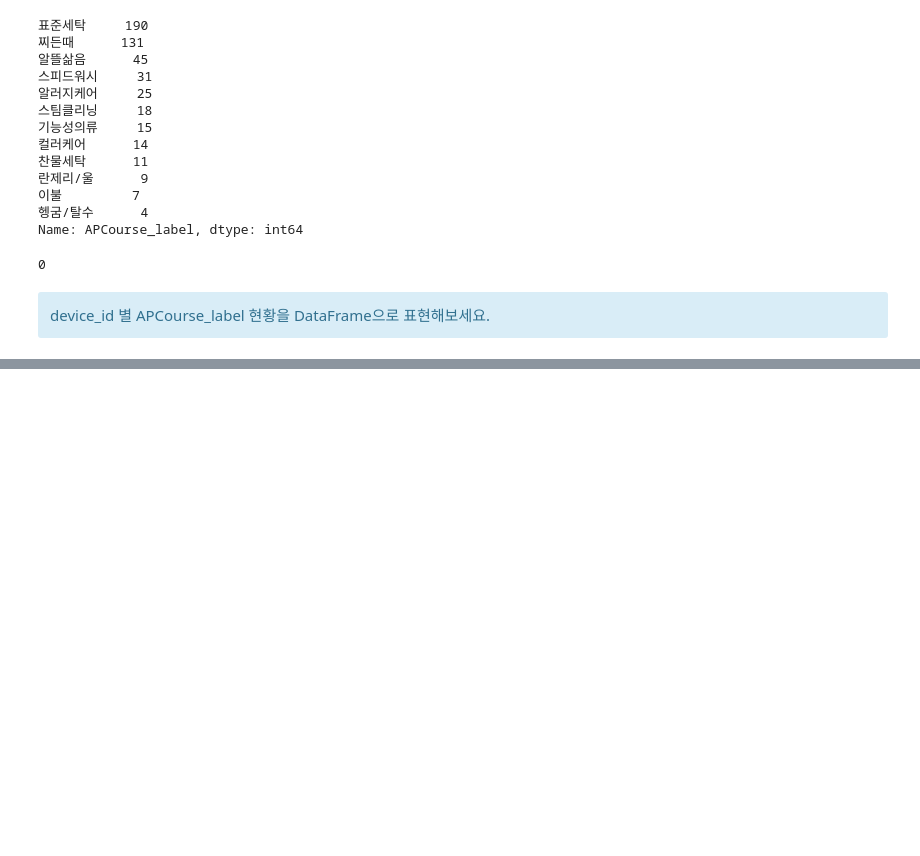
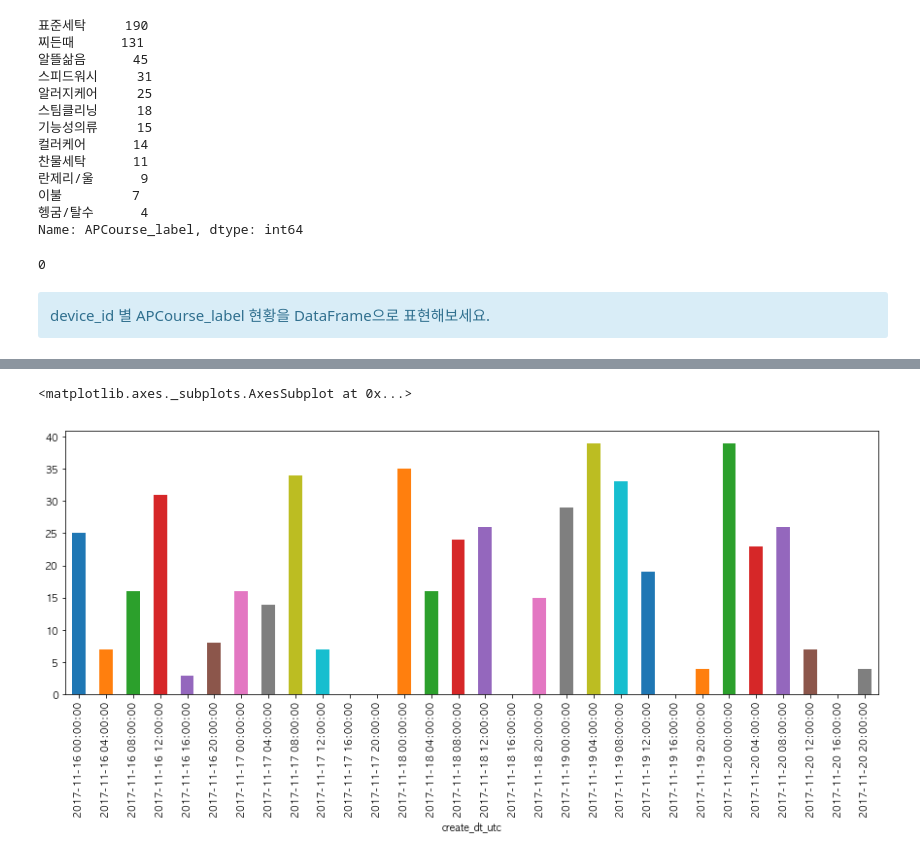
Before and after one commit to CodingSta/demo-lge-201811, a Jupyter notebook: 3일차.ipynb, the cells around one changed output, grey strips where cells are left out. Saved outputs shown, nothing was run; the diff lists cells and outputs as text; code cells hidden in the pictures; blank space fills up the shorter version.

```diff
--- a/3일차.ipynb
+++ b/3일차.ipynb
@@ -985,0 +1011,3 @@ device_id 별 APCourse_label 현황을 DataFrame으로 표현해보세요.
+# %%
+washer_df['create_dt_utc'] = pd.to_datetime(washer_df['create_dt_utc'])
+washer_df['create_dt_utc'].head()
@@ -985,0 +1021,3 @@ device_id 별 APCourse_label 현황을 DataFrame으로 표현해보세요.
+# %%
+grouper = pd.Grouper(key='create_dt_utc', freq='4h')
+grouper
@@ -985,0 +1046,5 @@ device_id 별 APCourse_label 현황을 DataFrame으로 표현해보세요.
+# %%
+washer_df.groupby(grouper)['create_dt_utc'].size().plot(kind='bar', figsize=(15, 5))
+# %% [output]
+<matplotlib.axes._subplots.AxesSubplot at 0x...>
+[figure, added]
```
Also changed, not shown: parts of 8 cells of this notebook.
